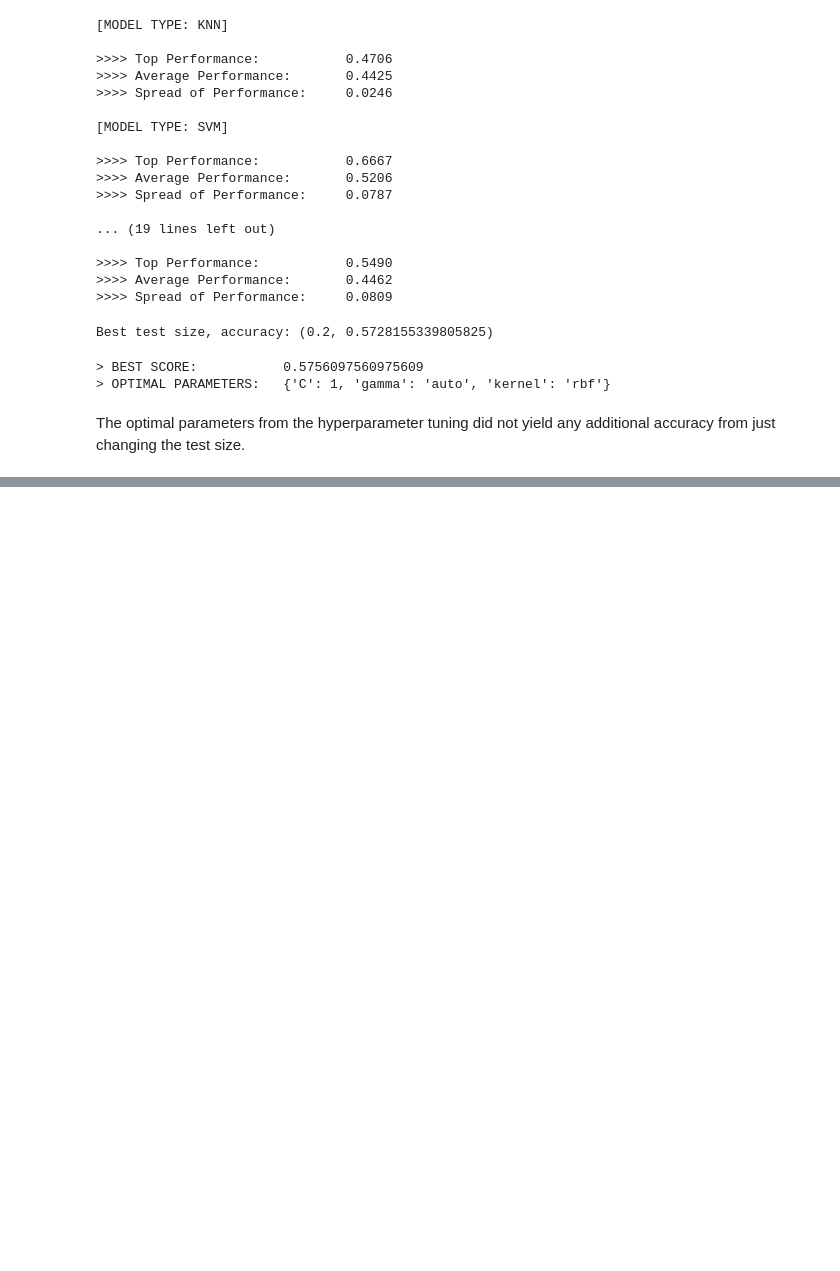
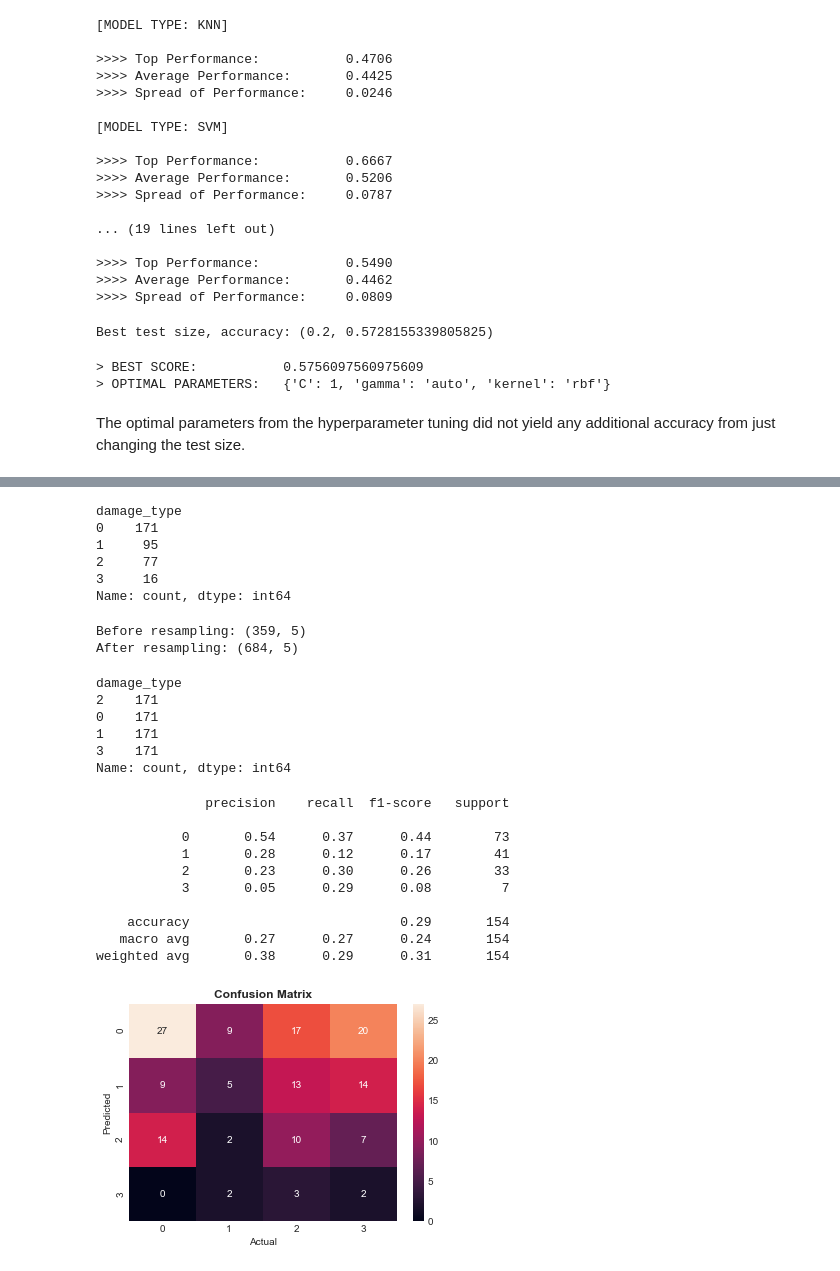
Before and after one commit to TrinityGahagen2K/flatiron-rapid-edas, a Jupyter notebook: rapid_research_reports/rapid_research_report_1_forest_fires.ipynb, the cells around one changed output, grey strips where cells are left out. Drawn from its saved outputs; the diff is of its cells as text; code cells hidden in the pictures; blank space fills up the shorter version.

Commit message:
Practiced using SMOTE resampling techniques

```diff
--- a/rapid_research_reports/rapid_research_report_1_forest_fires.ipynb
+++ b/rapid_research_reports/rapid_research_report_1_forest_fires.ipynb
@@ -905,0 +910,67 @@ The best model I could come up with is just above a 50% accuracy, which is only
+# %%
+# Create X and y data
+X = forest_fires[['FFMC', 'DMC', 'ISI', 'temp', 'wind']]
+y = forest_fires['damage_type'] # 4 classes
+# %%
+# Create testing and training data
+X_train, X_test, y_train, y_test = train_test_split(X, y,
+                                                    train_size=0.7,
+                                                    test_size=0.3,
+                                                    random_state=42,
+                                                    stratify=y)
+# %%
+y_train.value_counts()
+# %% [output]
+damage_type
+0    171
+1     95
+2     77
+3     16
+Name: count, dtype: int64
+# %%
+# Oversample using SMOTE
+sm = SMOTE(sampling_strategy='not majority', random_state=42)
+X_train_rs, y_train_rs = sm.fit_resample(X_train, y_train)
+
+print(f'Before resampling: {X_train.shape}\nAfter resampling: {X_train_rs.shape}')
+assert X_train_rs.shape[0] == y_train_rs.shape[0]
+# %% [output]
+Before resampling: (359, 5)
+After resampling: (684, 5)
+# %%
+y_train_rs.value_counts()
+# %% [output]
+damage_type
+2    171
+0    171
+1    171
+3    171
+Name: count, dtype: int64
+# %%
+# Scale data and fit to SVC model
+scaler = StandardScaler()
+X_train_scaled = scaler.fit_transform(X_train_rs)
+X_test_scaled = scaler.transform(X_test)
+
+svc = SVC()
+
+svc.fit(X_train_scaled, y_train_rs)
+y_pred = svc.predict(X_test_scaled)
+
+print(classification_report(y_test, y_pred))
+sns.heatmap(confusion_matrix(y_test, y_pred), annot=True)
+plt.title('Confusion Matrix')
+plt.xlabel('Actual')
+plt.ylabel('Predicted');
+# %% [output]
+              precision    recall  f1-score   support
+
+           0       0.54      0.37      0.44        73
+           1       0.28      0.12      0.17        41
+           2       0.23      0.30      0.26        33
+           3       0.05      0.29      0.08         7
+
+    accuracy                           0.29       154
+   macro avg       0.27      0.27      0.24       154
+weighted avg       0.38      0.29      0.31       154
+[figure, added]
```
Also changed, not shown: parts of 5 cells of this notebook.
